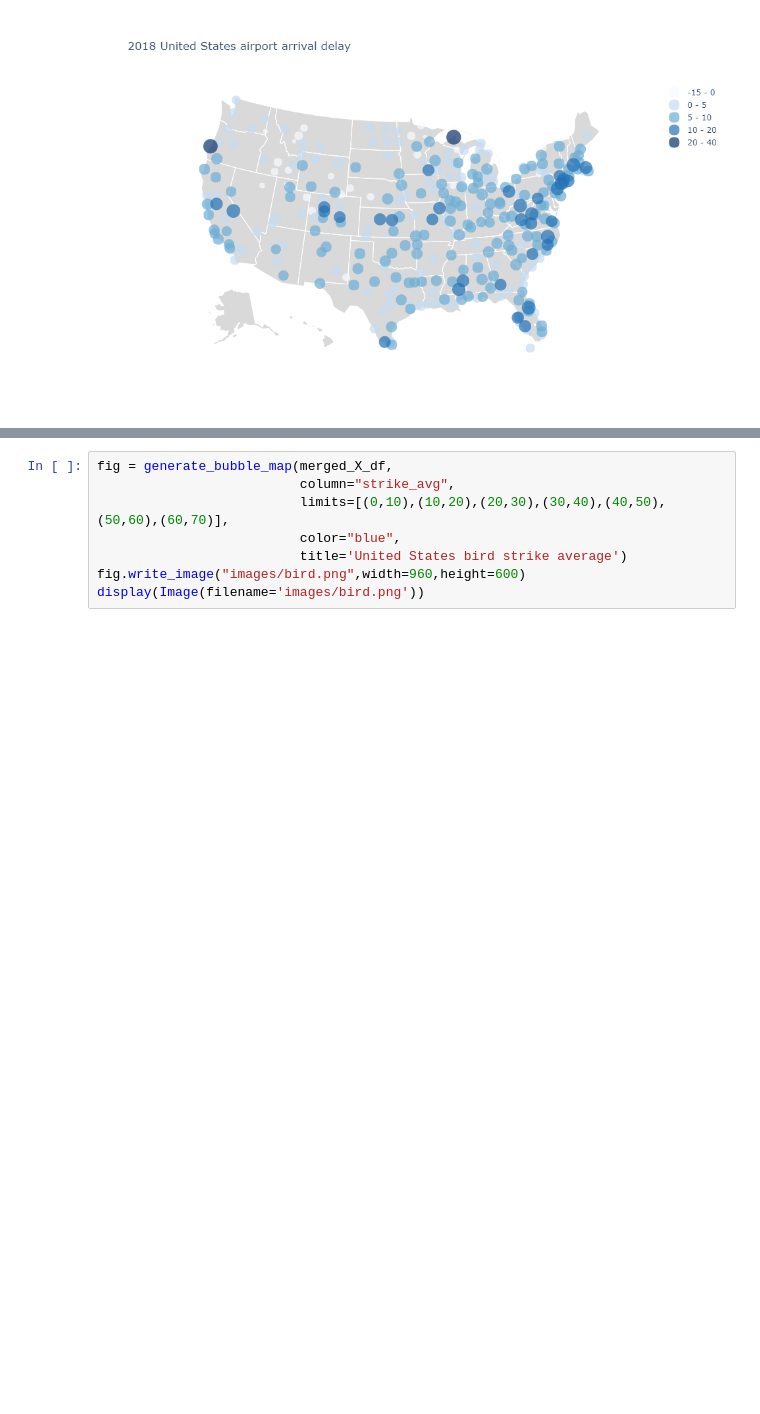
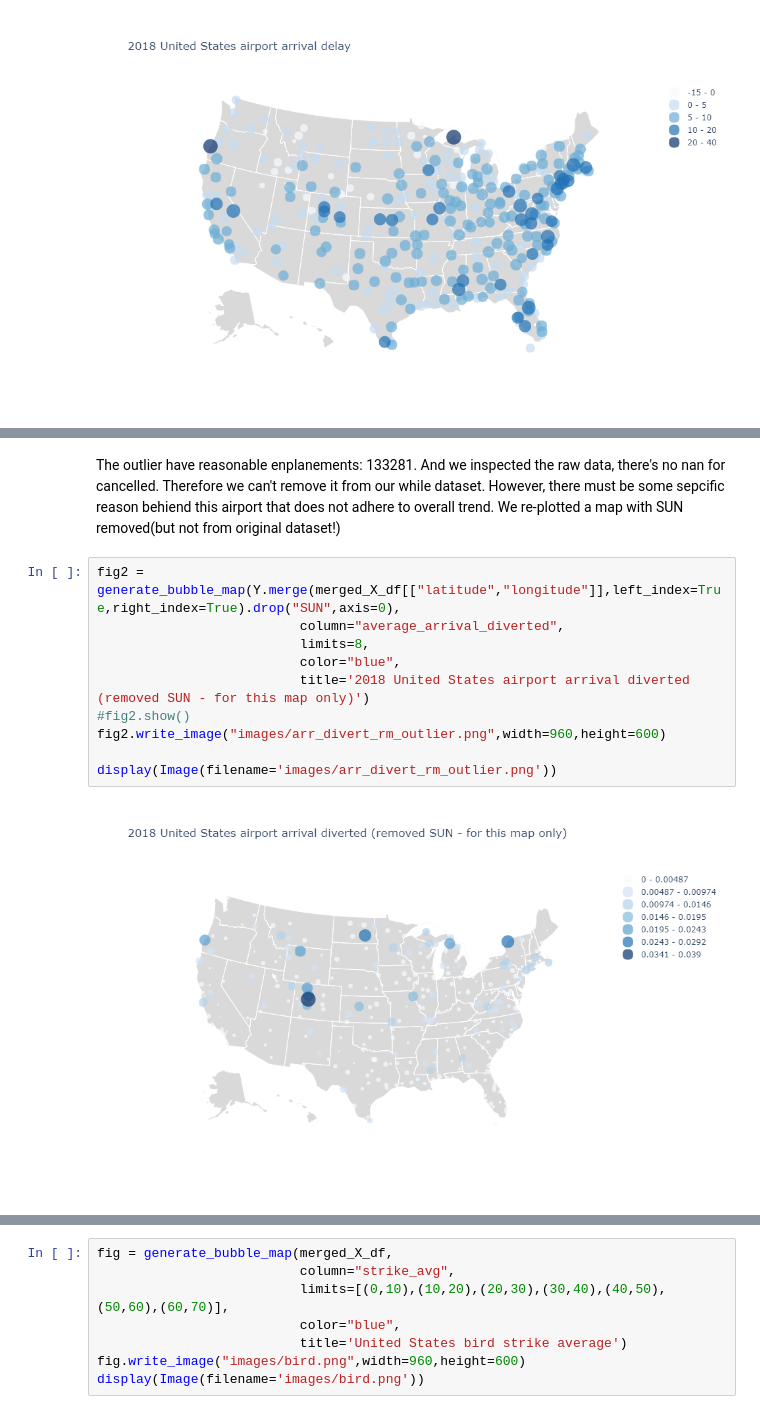
Before and after one commit to didyxdi/COGS108_final_project, a Jupyter notebook: Final Project.ipynb, the cells around one changed output, grey strips where cells are left out. Drawn from its saved outputs; the diff is of its cells as text; blank space fills up the shorter version.

```diff
--- a/Final Project.ipynb
+++ b/Final Project.ipynb
@@ -788,0 +834,14 @@ From the above figure, we can see the following information
+# %% [markdown]
+The outlier have reasonable enplanements: 133281. And we inspected the raw data, there's no nan for cancelled. Therefore we can't remove it from our while dataset. However, there must be some sepcific reason behiend this airport that does not adhere to overall trend. We re-plotted a map with SUN removed(but not from original dataset!)
+# %%
+fig2 = generate_bubble_map(Y.merge(merged_X_df[["latitude","longitude"]],left_index=True,right_index=True).drop("SUN",axis=0),
+                          column="average_arrival_diverted",
+                          limits=8,
+                          color="blue",
+                          title='2018 United States airport arrival diverted (removed SUN - for this map only)')
+#fig2.show()
+fig2.write_image("images/arr_divert_rm_outlier.png",width=960,height=600)
+
+display(Image(filename='images/arr_divert_rm_outlier.png'))
+# %% [output]
+[figure, added]
```
Also changed, not shown: parts of 10 cells of this notebook, 6 other files.
